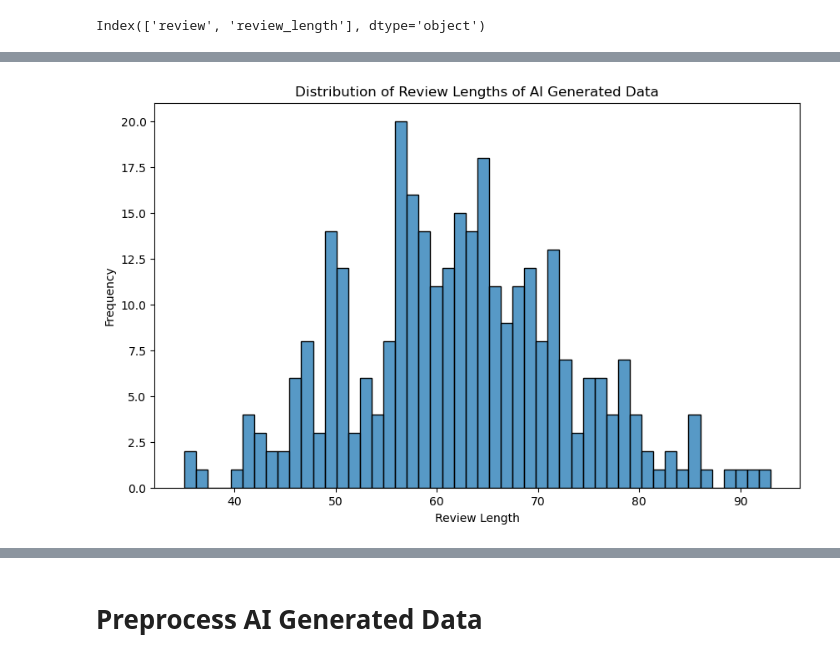
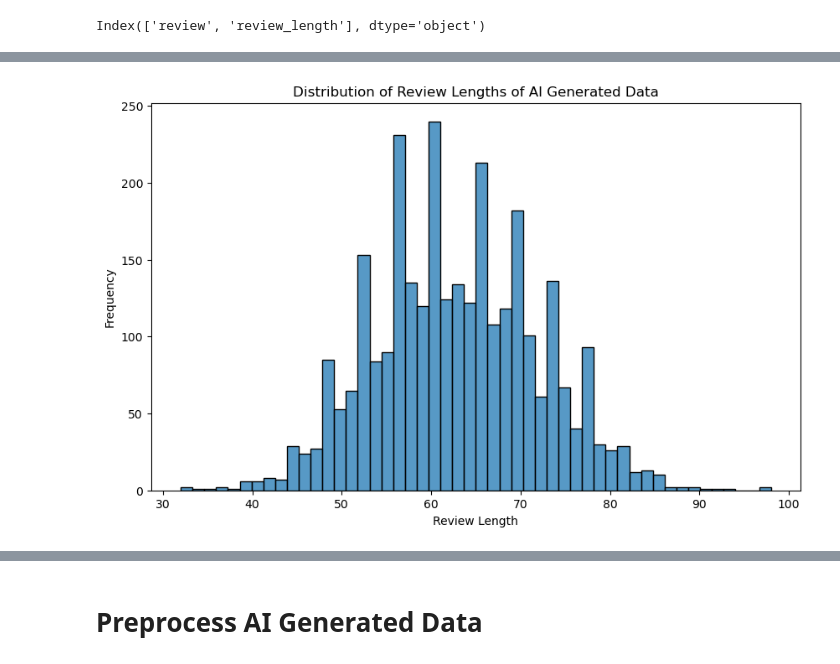
Before and after one commit to meric2/Turkish-AI-Generated-Content-Detection, a Jupyter notebook: baseline_models.ipynb, the cells around one changed output, grey strips where cells are left out. Cells and saved outputs as stored; diff of their text form; code cells hidden in the pictures.

```diff
--- a/baseline_models.ipynb
+++ b/baseline_models.ipynb
@@ -75,4 +67,4 @@ human_data.head()
 # %%
-ai_data = pd.read_excel('AI_Complaints.xlsx')
+ai_data = pd.read_excel('ai_data.xlsx')
 ai_data.head()
 # %% [output]
@@ -137,12 +129,12 @@ plt.show()
 # %%
 # Text Length Distribution for AI Data
-ai_data['review_length'] = ai_data['text'].apply(lambda x: len(x.split()))
+ai_data['review_length'] = ai_data['review'].apply(lambda x: len(x.split()))
 
 plt.figure(figsize=(10, 6))
 sns.histplot(ai_data['review_length'], bins=50)
 plt.title('Distribution of Review Lengths of AI Generated Data')
 plt.xlabel('Review Length')
 plt.ylabel('Frequency')
 plt.show()
 # %% [output]
-[figure, old version]
+[figure, new version]
```
Also changed, not shown: parts of 15 cells of this notebook.
